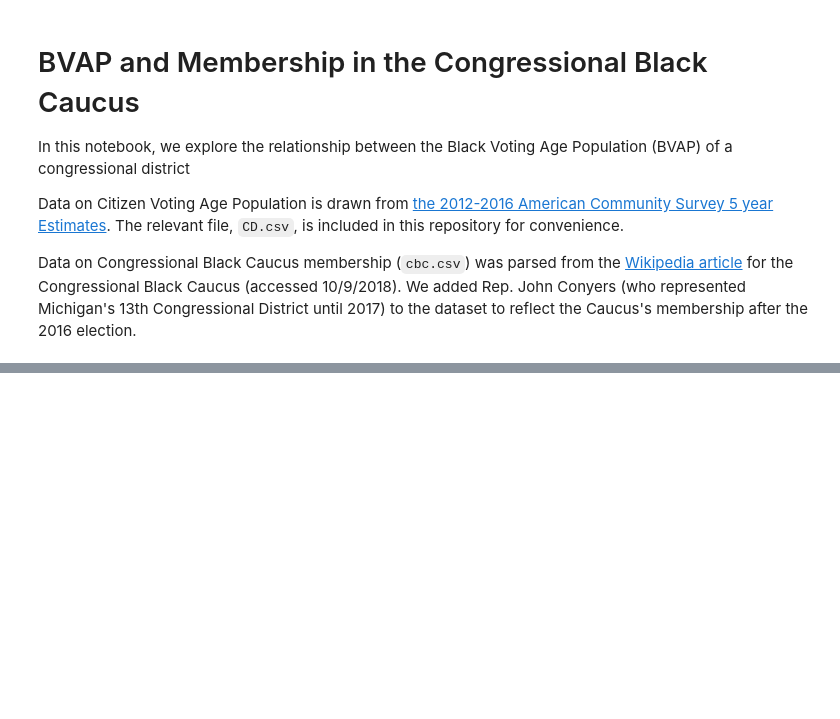
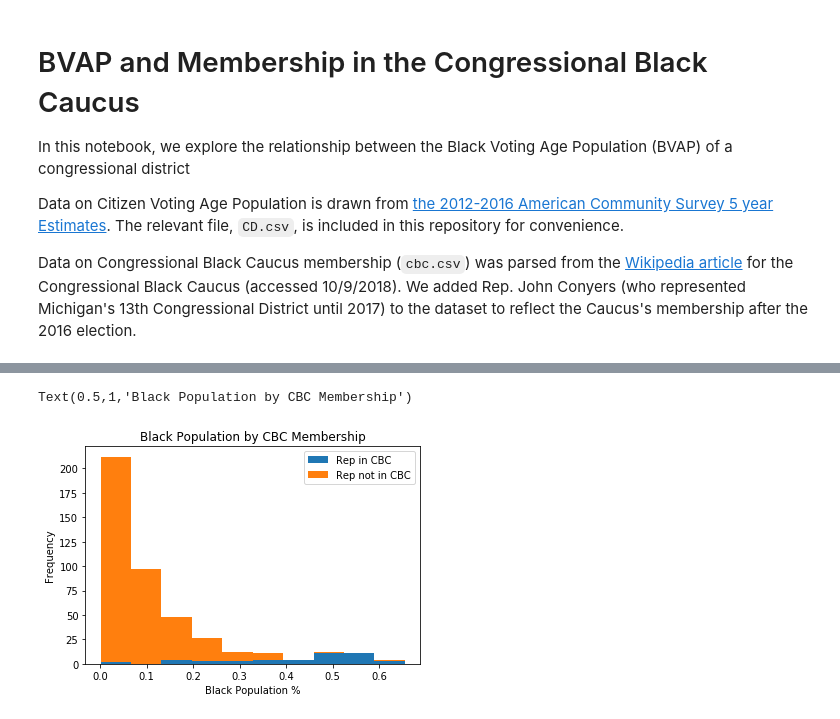
Before and after one commit to gerrymandr/bvap-cbc-notebook, a Jupyter notebook: BVAP_and_CBC.ipynb, the cells around one changed output, grey strips where cells are left out. Drawn from its saved outputs; the diff is of its cells as text; code cells hidden in the pictures; blank space fills up the shorter version.

```diff
--- a/BVAP_and_CBC.ipynb
+++ b/BVAP_and_CBC.ipynb
@@ -84,0 +43,12 @@ Name: GEOID, dtype: object
+# %%
+black_pct_df = pandas.DataFrame({
+    "Rep in CBC": cvap[cvap["is_in_cbc"]]["black_pct"],
+    "Rep not in CBC": cvap[cvap["is_in_cbc"] == False]["black_pct"]
+})
+
+plot = black_pct_df.plot.hist(stacked=True)
+plot.set_xlabel("Black Population %")
+plot.set_title("Black Population by CBC Membership")
+# %% [output]
+Text(0.5,1,'Black Population by CBC Membership')
+[figure, added]
```
Also changed, not shown: parts of 17 cells of this notebook, 3 other files.
